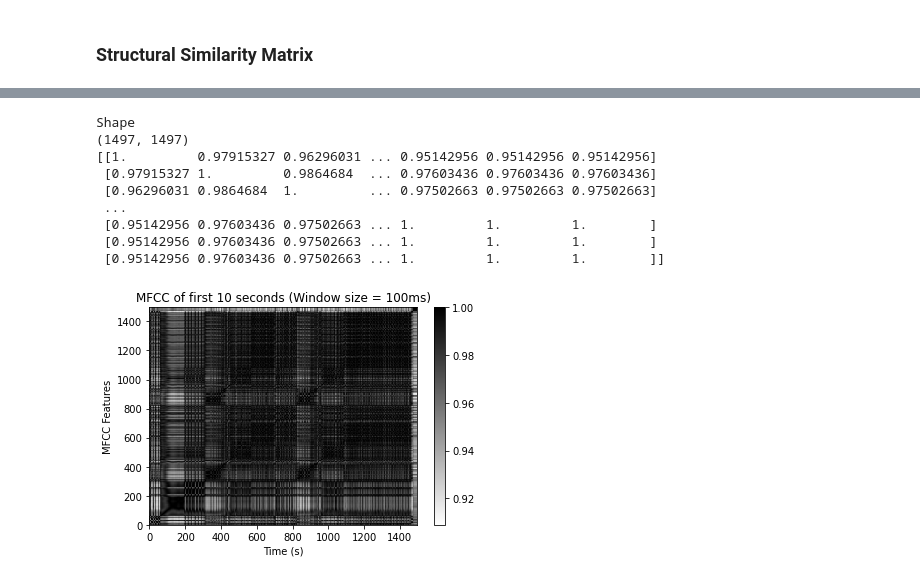
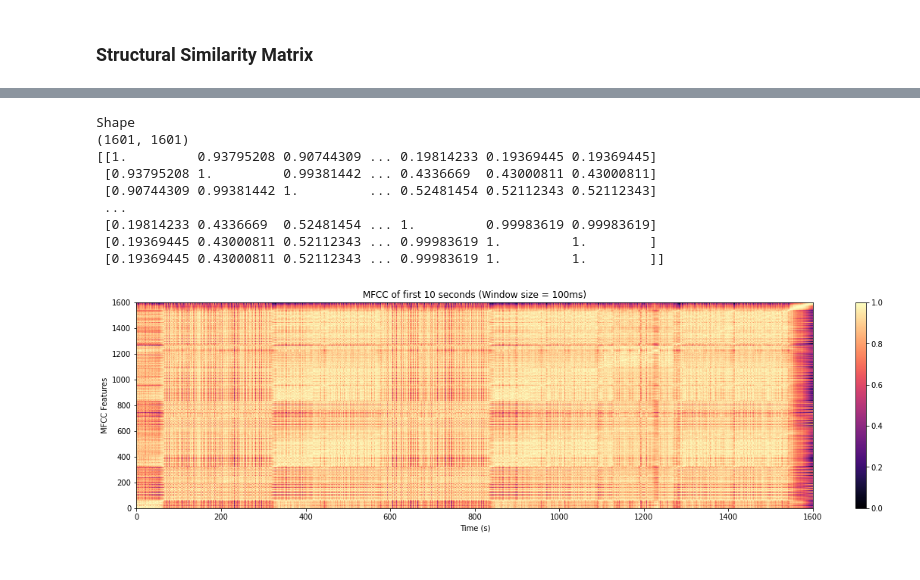
Before and after one commit to erikpiscator/song_mixing, a Jupyter notebook: code/Test region Javi.ipynb, the cells around one changed output, grey strips where cells are left out. Drawn from its saved outputs; the diff is of its cells as text; code cells hidden in the pictures.

```diff
--- a/code/Test region Javi.ipynb
+++ b/code/Test region Javi.ipynb
@@ -149,5 +152,5 @@ print(win_length, hop_length)
 # %%
-mspec = librosa.feature.melspectrogram(song['audio_array'], sr=song['frame_rate'], n_mels=128, n_fft=samples_per_beat, window="hann", hop_length=hop_length, win_length=win_length)
+mspec = librosa.feature.melspectrogram(song['audio_array'], sr=song['frame_rate'], n_mels=128, n_fft=win_length, window="hann", hop_length=hop_length, win_length=win_length)
 
 print(mspec.shape)
 
@@ -163,5 +180,10 @@ print(mfcc.shape)
 # %%
 ssm = sklearn.metrics.pairwise.cosine_similarity(mfcc.T, mfcc.T)
+ssm -= np.average(ssm)
+m = np.min(ssm)
+M = np.max(ssm)
+ssm -= m
+ssm /= np.abs(m) + M
 # %%
 print('Shape')
 print(ssm.shape)
@@ -169,25 +191,25 @@ print(ssm.shape)
 print(ssm)
 # %% [output]
 Shape
-(1497, 1497)
-[[1.         0.97915327 0.96296031 ... 0.95142956 0.95142956 0.95142956]
- [0.97915327 1.         0.9864684  ... 0.97603436 0.97603436 0.97603436]
- [0.96296031 0.9864684  1.         ... 0.97502663 0.97502663 0.97502663]
+(1601, 1601)
+[[1.         0.93795208 0.90744309 ... 0.19814233 0.19369445 0.19369445]
+ [0.93795208 1.         0.99381442 ... 0.4336669  0.43000811 0.43000811]
+ [0.90744309 0.99381442 1.         ... 0.52481454 0.52112343 0.52112343]
  ...
- [0.95142956 0.97603436 0.97502663 ... 1.         1.         1.        ]
- [0.95142956 0.97603436 0.97502663 ... 1.         1.         1.        ]
- [0.95142956 0.97603436 0.97502663 ... 1.         1.         1.        ]]
+ [0.19814233 0.4336669  0.52481454 ... 1.         0.99983619 0.99983619]
+ [0.19369445 0.43000811 0.52112343 ... 0.99983619 1.         1.        ]
+ [0.19369445 0.43000811 0.52112343 ... 0.99983619 1.         1.        ]]
 # %%
 fig, ax = plt.subplots()
 
-c = ax.pcolormesh(ssm, shading='auto', cmap='binary')
+c = ax.pcolormesh(ssm, shading='auto', cmap='magma')
 ax.set_title("MFCC of first 10 seconds (Window size = 100ms)")
 ax.set_xlabel("Time (s)")
 ax.set_ylabel("MFCC Features")
 fig.colorbar(c, ax=ax)
 
 plt.show()
 
 #plt.savefig('ssm.png')
 # %% [output]
-[figure, old version]
+[figure, new version]
```
Also changed, not shown: parts of 41 cells of this notebook, 8 other files.
